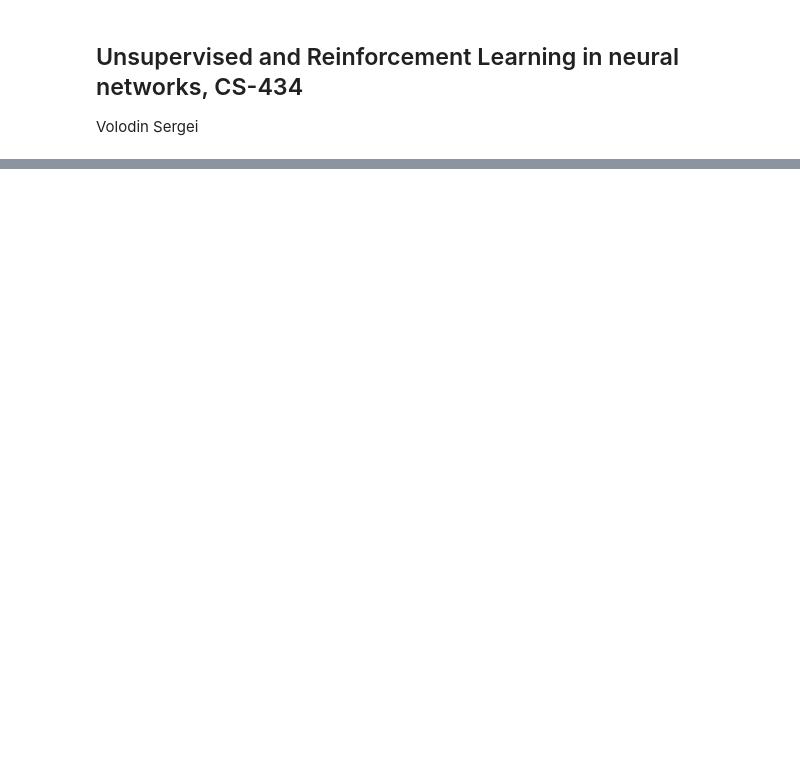
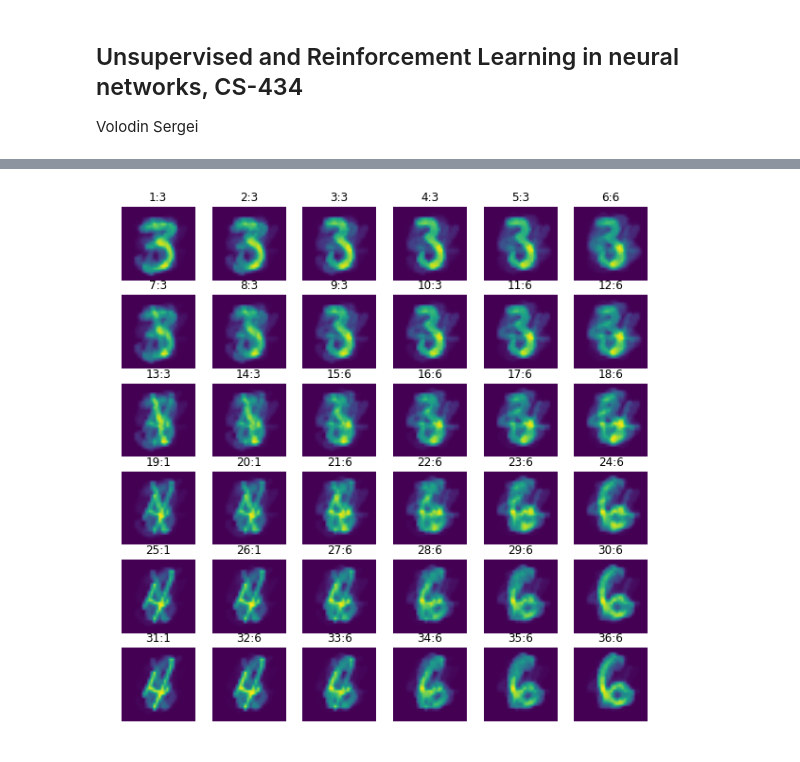
Before and after one commit to sergeivolodin/U_RL, a Jupyter notebook: miniproject1/Solution.ipynb, the cells around one changed output, grey strips where cells are left out. Saved outputs shown, nothing was run; the diff lists cells and outputs as text; code cells hidden in the pictures; blank space fills up the shorter version.

```diff
--- a/miniproject1/Solution.ipynb
+++ b/miniproject1/Solution.ipynb
@@ -146,0 +170,19 @@ if __name__ == "__main__":
+# %%
+# classify an image
+def classify(image):
+    idx = np.argmin(np.linalg.norm([image - mean_data[label] for label in targetdigits], axis = 1))
+    return targetdigits[idx]
+# %%
+# for visualization, you can use this:
+plb.figure(figsize=(10, 10))
+for i in range(1, size_k ** 2 + 1):
+    plb.subplot(size_k, size_k, i)
+    plb.title('{}:{}'.format(i, classify(centers[i - 1])))
+    plb.imshow(np.reshape(centers[i - 1,:], [side, side]), interpolation='bilinear')
+    plb.axis('off')
+
+# leave the window open at the end of the loop
+plb.show()
+plb.draw()
+# %% [output]
+[figure, added]
```
Also changed, not shown: parts of 14 cells of this notebook.
